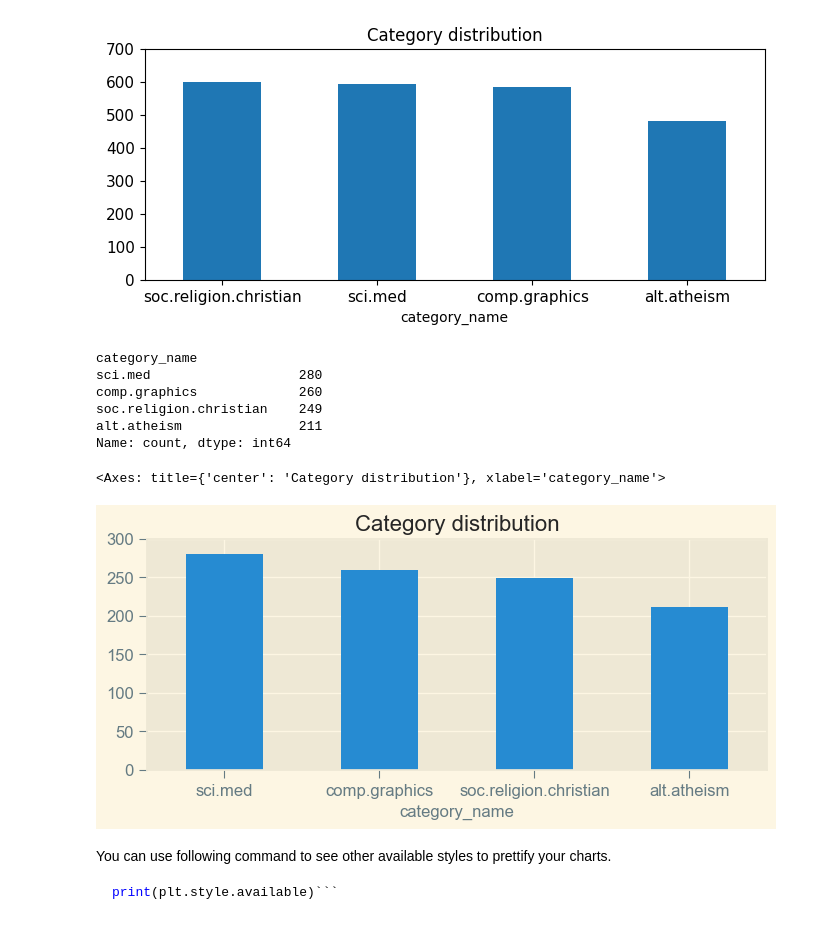
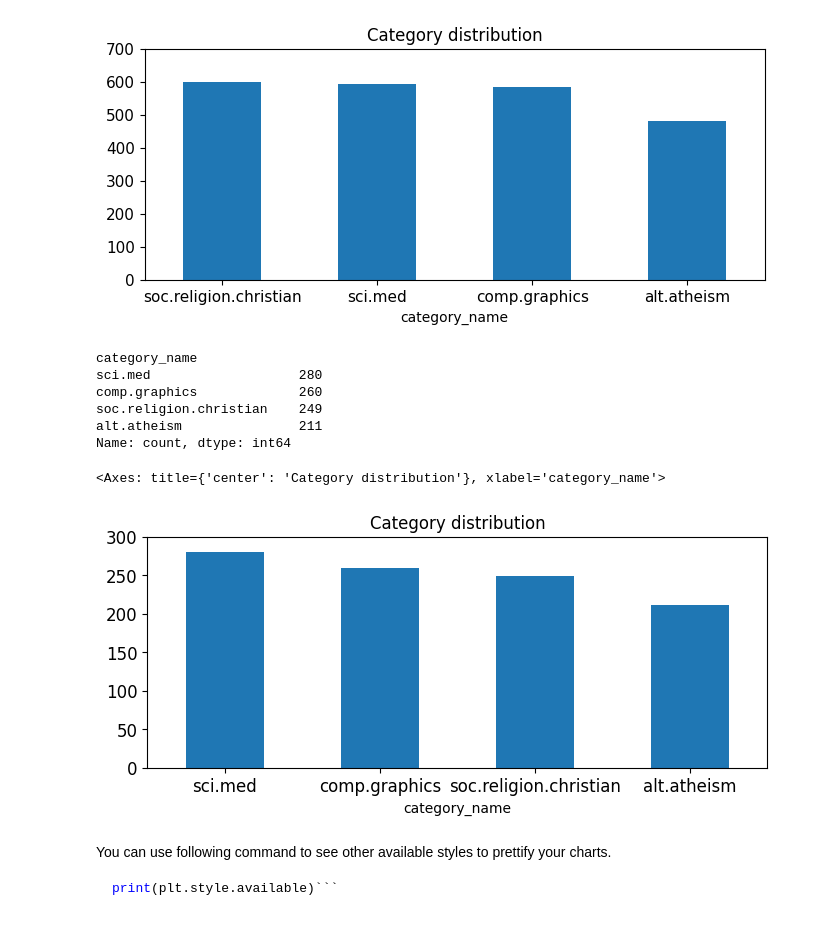
Before and after one commit to joylin0123/DM2024-Lab1-Master, a Jupyter notebook: DM2024-Lab1-Master.ipynb, the cells around one changed output. Saved outputs shown, nothing was run; the diff lists cells and outputs as text; code cells hidden in the pictures.

````diff
--- a/DM2024-Lab1-Master.ipynb
+++ b/DM2024-Lab1-Master.ipynb
@@ -762,21 +762,21 @@ Name: count, dtype: int64
 [figure]
 # %%
 print(X_sample.category_name.value_counts())
-plt.style.use('Solarize_Light2')
+plt.style.use('default')
 # plot barchart for X_sample
 X_sample.category_name.value_counts().plot(kind = 'bar',
                                            title = 'Category distribution',
                                            ylim = [0, 300],
                                            rot = 0, fontsize = 12, figsize = (8,3))
 # %% [output]
 category_name
 sci.med                   280
 comp.graphics             260
 soc.religion.christian    249
 alt.atheism               211
 Name: count, dtype: int64
 <Axes: title={'center': 'Category distribution'}, xlabel='category_name'>
-[figure, old version]
+[figure, new version]
 # %% [markdown]
 You can use following command to see other available styles to prettify your charts.
 ```python
````
Also changed, not shown: parts of 4 cells of this notebook.
